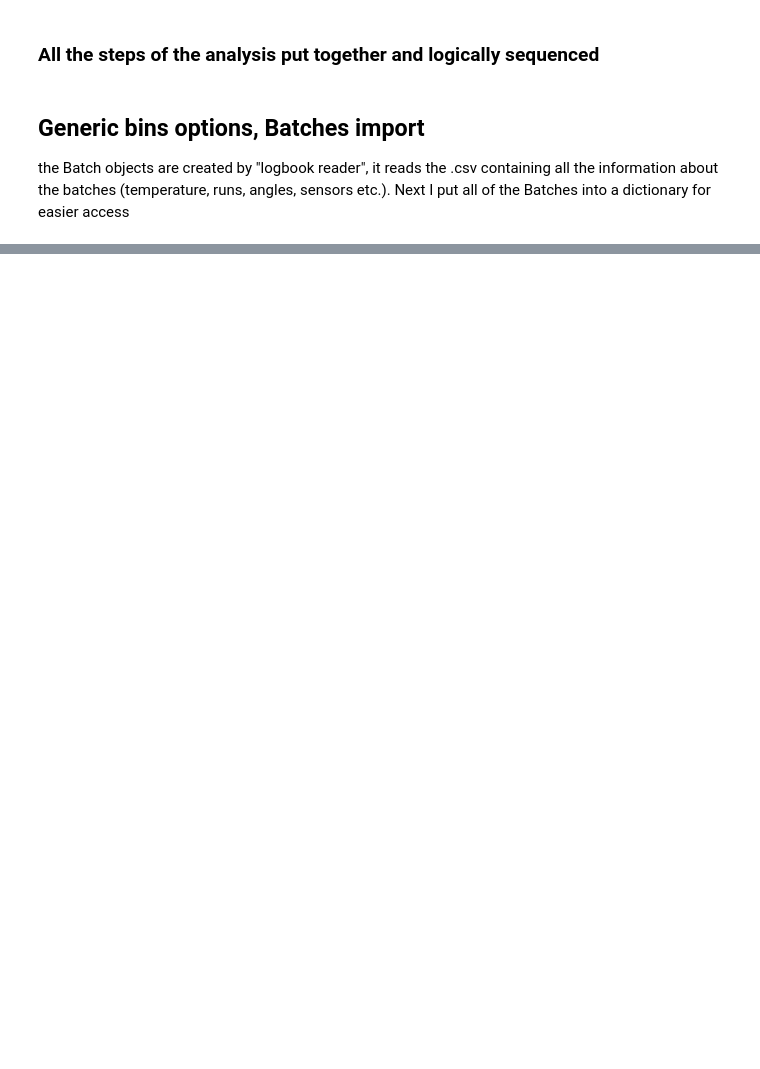
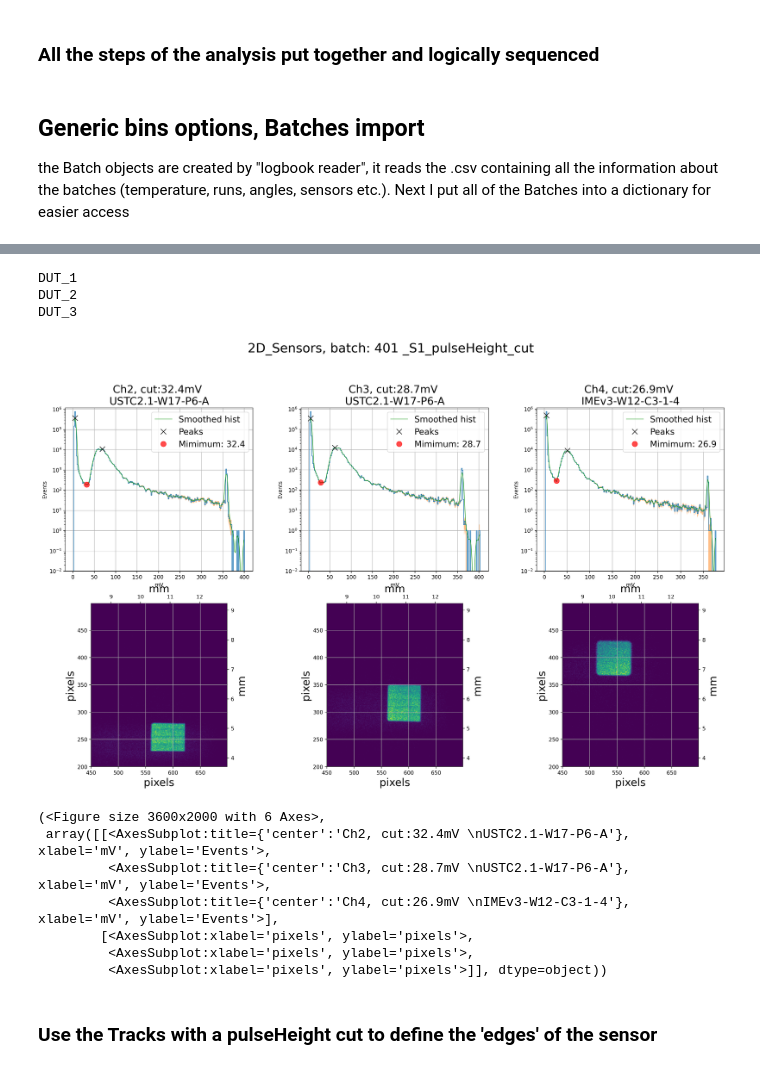
Before and after one commit to TheMarcello/testbeam-analysis, a Jupyter notebook: Steps_analysis.ipynb, the cells around one changed output, grey strips where cells are left out. Saved outputs shown, nothing was run; the diff lists cells and outputs as text; code cells hidden in the pictures; blank space fills up the shorter version.

```diff
--- a/Steps_analysis.ipynb
+++ b/Steps_analysis.ipynb
@@ -103,0 +104,17 @@ MCP: 2500 V, angle: 0.0° temperature:-30.56°C
+# %%
+plot(df, "2D_Sensors", dict_of_batches[this_batch], S, bins=bins1,
+     n_DUT=DUTs, savefig=SAVE, savefig_details=f'_{S}_pulseHeight_cut', fmt='jpg')
+# %% [output]
+DUT_1
+DUT_2
+DUT_3
+[figure, added]
+(<Figure size 3600x2000 with 6 Axes>,
+ array([[<AxesSubplot:title={'center':'Ch2, cut:32.4mV \nUSTC2.1-W17-P6-A'}, xlabel='mV', ylabel='Events'>,
+         <AxesSubplot:title={'center':'Ch3, cut:28.7mV \nUSTC2.1-W17-P6-A'}, xlabel='mV', ylabel='Events'>,
+         <AxesSubplot:title={'center':'Ch4, cut:26.9mV \nIMEv3-W12-C3-1-4'}, xlabel='mV', ylabel='Events'>],
+        [<AxesSubplot:xlabel='pixels', ylabel='pixels'>,
+         <AxesSubplot:xlabel='pixels', ylabel='pixels'>,
+         <AxesSubplot:xlabel='pixels', ylabel='pixels'>]], dtype=object))
+# %% [markdown]
+### Use the Tracks with a pulseHeight cut to define the 'edges' of the sensor
```
Also changed, not shown: parts of 13 cells of this notebook.
